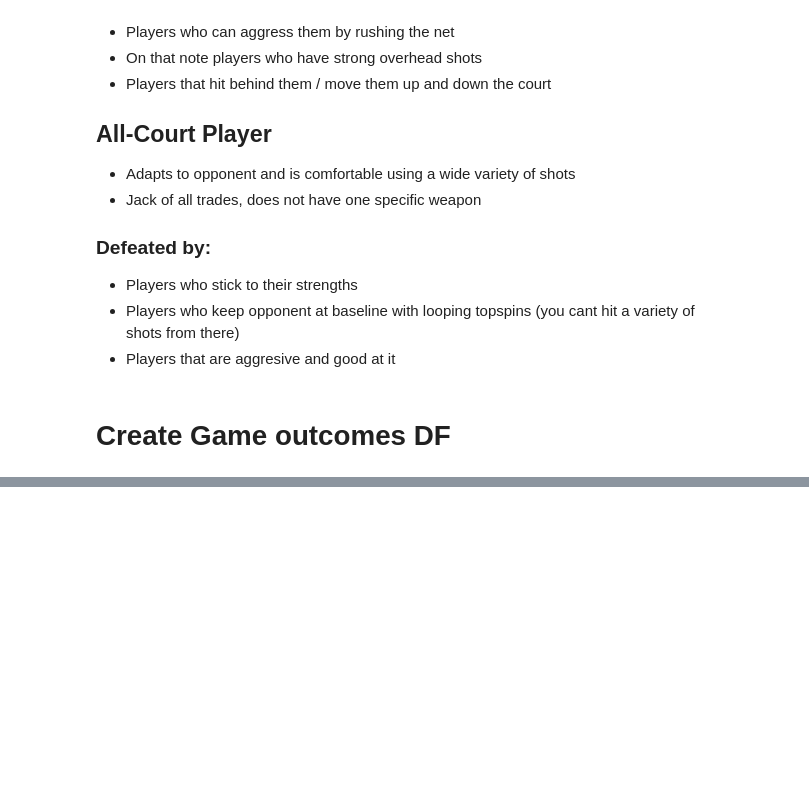
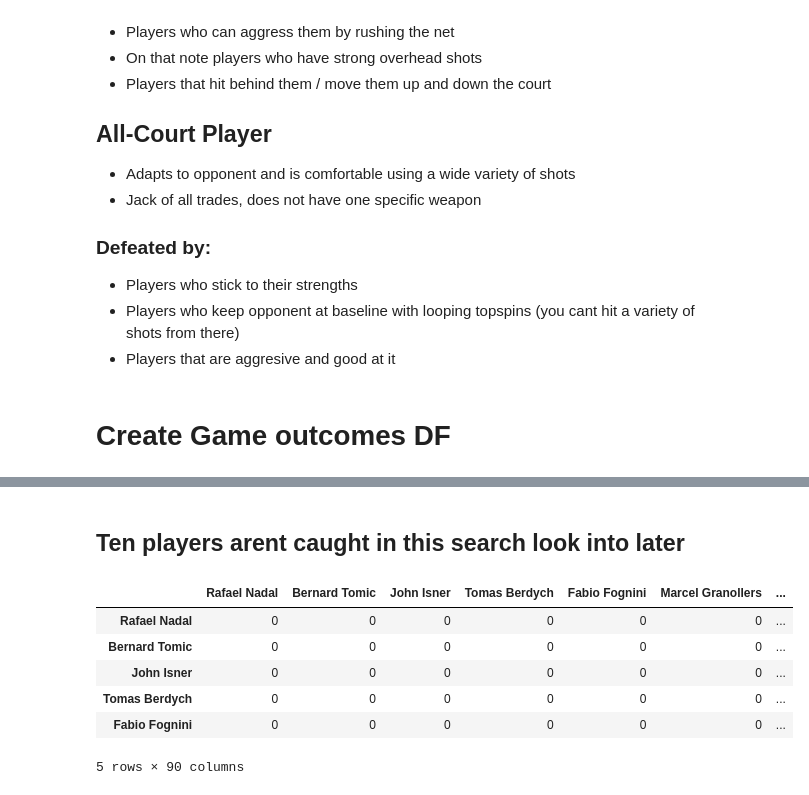
Before and after one commit to JohnOnt/Tennis_Classification, a Jupyter notebook: eda.ipynb, the cells around one changed output, grey strips where cells are left out. Cells and saved outputs as stored; diff of their text form; code cells hidden in the pictures; blank space fills up the shorter version.

```diff
--- a/eda.ipynb
+++ b/eda.ipynb
@@ -217 +220,16 @@ for year in np.arange(2011, 2018):
+# %%
+# I'm using the Mens ATP rankings from 2018 as a reference to separate (most) instances
+atp_ranks = pd.read_csv('ATP_Rankings.csv')
+
+atp_mens = atp_ranks.name[:100]
+players = (Outcomes.Player1.append(Outcomes.Player2)).unique()
+
+atp100 = []
+for player in players:
+    if (player in list(atp_mens)):
+        atp100.append(player)
+    else:
+        pass
+
+Outcomes = Outcomes[Outcomes.Player1.isin(atp100) & Outcomes.Player2.isin(atp100)]
 # %%
@@ -219,0 +247,13 @@ Outcomes.to_csv('match_outcomes.csv')
+# %% [markdown]
+## Ten players arent caught in this search look into later
+# %%
+matchups = pd.DataFrame(0, index = atp100, columns= atp100)
+matchups.head()
+# %% [output]
+|  | Rafael Nadal | Bernard Tomic | John Isner | Tomas Berdych | Fabio Fognini | Marcel Granollers | ... |
+| Rafael Nadal | 0 | 0 | 0 | 0 | 0 | 0 | ... |
+| Bernard Tomic | 0 | 0 | 0 | 0 | 0 | 0 | ... |
+| John Isner | 0 | 0 | 0 | 0 | 0 | 0 | ... |
+| Tomas Berdych | 0 | 0 | 0 | 0 | 0 | 0 | ... |
+| Fabio Fognini | 0 | 0 | 0 | 0 | 0 | 0 | ... |
+5 rows × 90 columns
```
Also changed, not shown: parts of 5 cells of this notebook, 6 other files.
